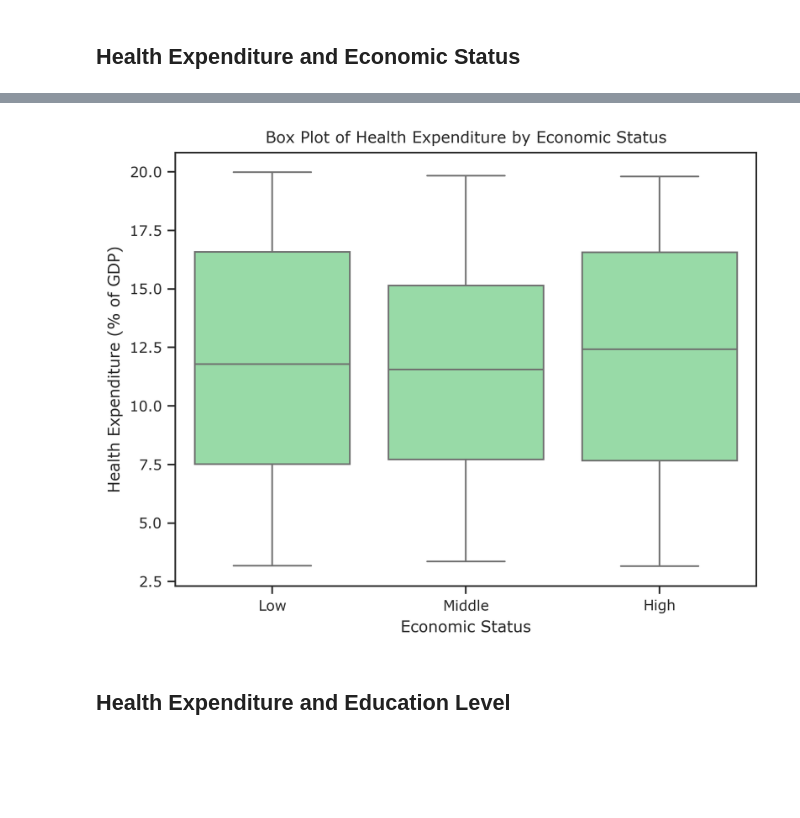
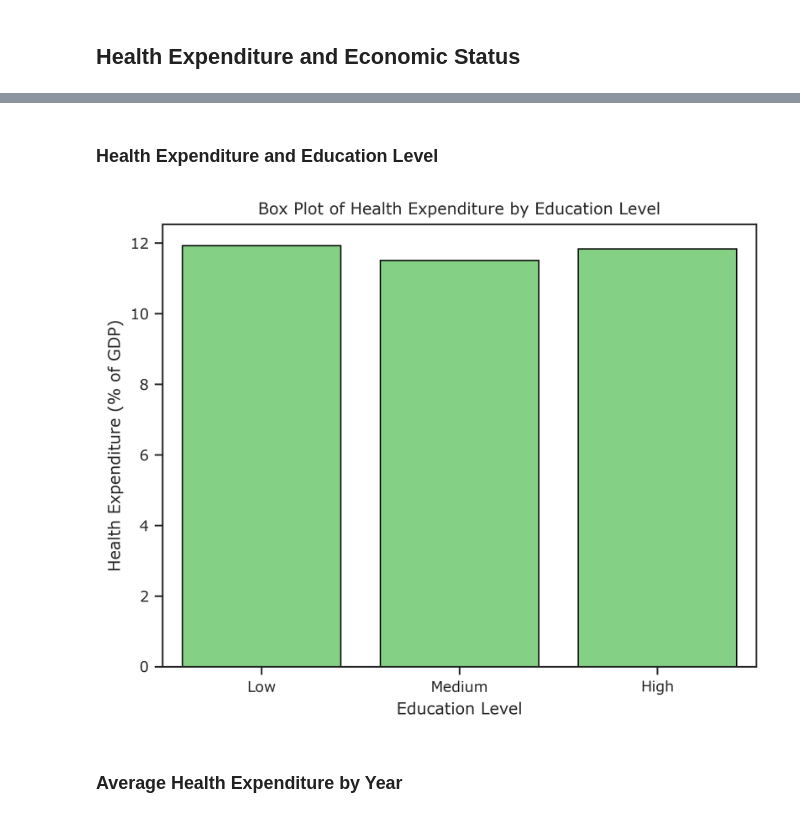
Before and after one commit to laralove143/stat112-final, a Jupyter notebook: src/lara.ipynb, the cells around one changed output, grey strips where cells are left out. Cells and saved outputs as stored; diff of their text form; code cells hidden in the pictures; blank space fills up the shorter version.

Commit message:
add question plot

```diff
--- a/src/lara.ipynb
+++ b/src/lara.ipynb
@@ -11,7 +18,7 @@ from matplotlib import pyplot as plt
 sns.set_theme(
     style="ticks",
     font="Verdana",
-    palette=sns.color_palette("pastel")[2:],
+    palette=sns.color_palette(["#77dd77", "#ffb347", "#ff6961"]),
     context="paper",
 )
 
@@ -23,21 +82,25 @@ df = pd.read_csv("../dataset/clean.csv")
+# %% [markdown]
+### Health Expenditure and Education Level
 # %%
-avg_health_expenditure = (
-    df.groupby("economic_status")["health_expenditure_gdp"].mean().reset_index()
+by_economic_status = (
+    df.groupby("education_level")["health_expenditure_gdp"].mean().reset_index()
 )
 
-sns.boxplot(
-    x="economic_status",
+sns.barplot(
+    x="education_level",
     y="health_expenditure_gdp",
-    data=df,
-    order=["Low", "Middle", "High"],
+    data=by_economic_status,
+    order=["Low", "Medium", "High"],
+    errorbar=None,
+    edgecolor="black",
 )
 
-plt.title("Box Plot of Health Expenditure by Economic Status")
-plt.xlabel("Economic Status")
+plt.title("Box Plot of Health Expenditure by Education Level")
+plt.xlabel("Education Level")
 plt.ylabel("Health Expenditure (% of GDP)")
 
 plt.show()
 # %% [output]
-[figure, old version]
+[figure, new version]
 # %% [markdown]
-## Health Expenditure and Education Level
+### Average Health Expenditure by Year
```
Also changed, not shown: parts of 12 cells of this notebook.
